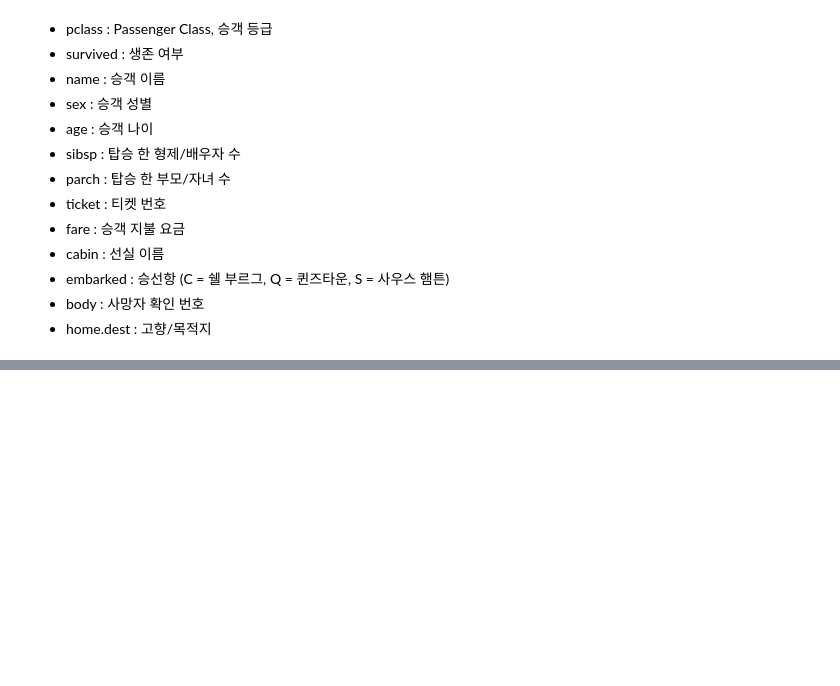
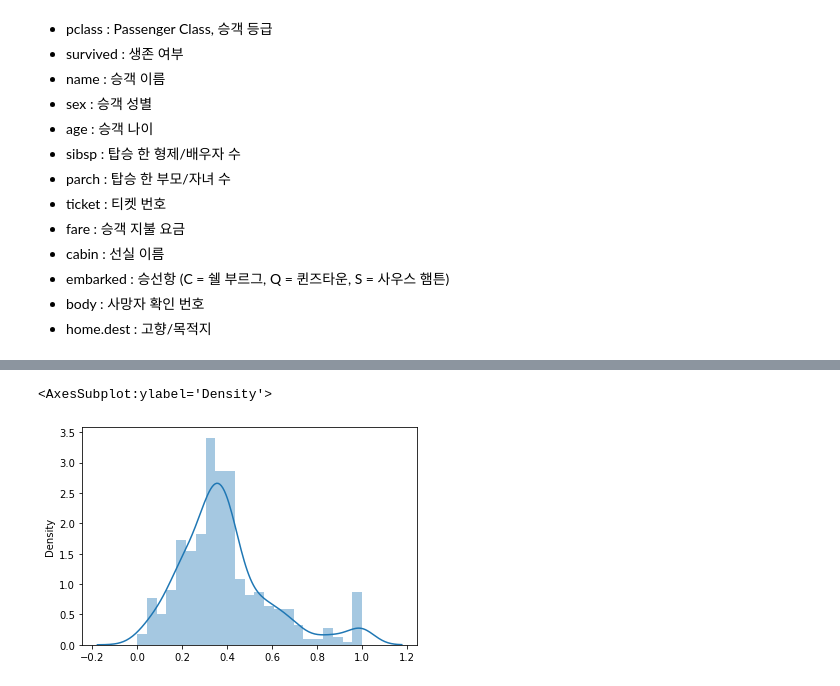
Before and after one commit to fish-ho/cakd5, a Jupyter notebook: m2_분석라이브러리활용/Pandas/Pandas_데이터처리.ipynb, the cells around one changed output, grey strips where cells are left out. Saved outputs shown, nothing was run; the diff lists cells and outputs as text; code cells hidden in the pictures; blank space fills up the shorter version.

```diff
--- a/m2_분석라이브러리활용/Pandas/Pandas_데이터처리.ipynb
+++ b/m2_분석라이브러리활용/Pandas/Pandas_데이터처리.ipynb
@@ -314,0 +480,5 @@ df
+# %%
+sns.distplot(df[['target']])
+# %% [output]
+<AxesSubplot:ylabel='Density'>
+[figure, added]
```
Also changed, not shown: parts of 67 cells of this notebook, 2 other files.
